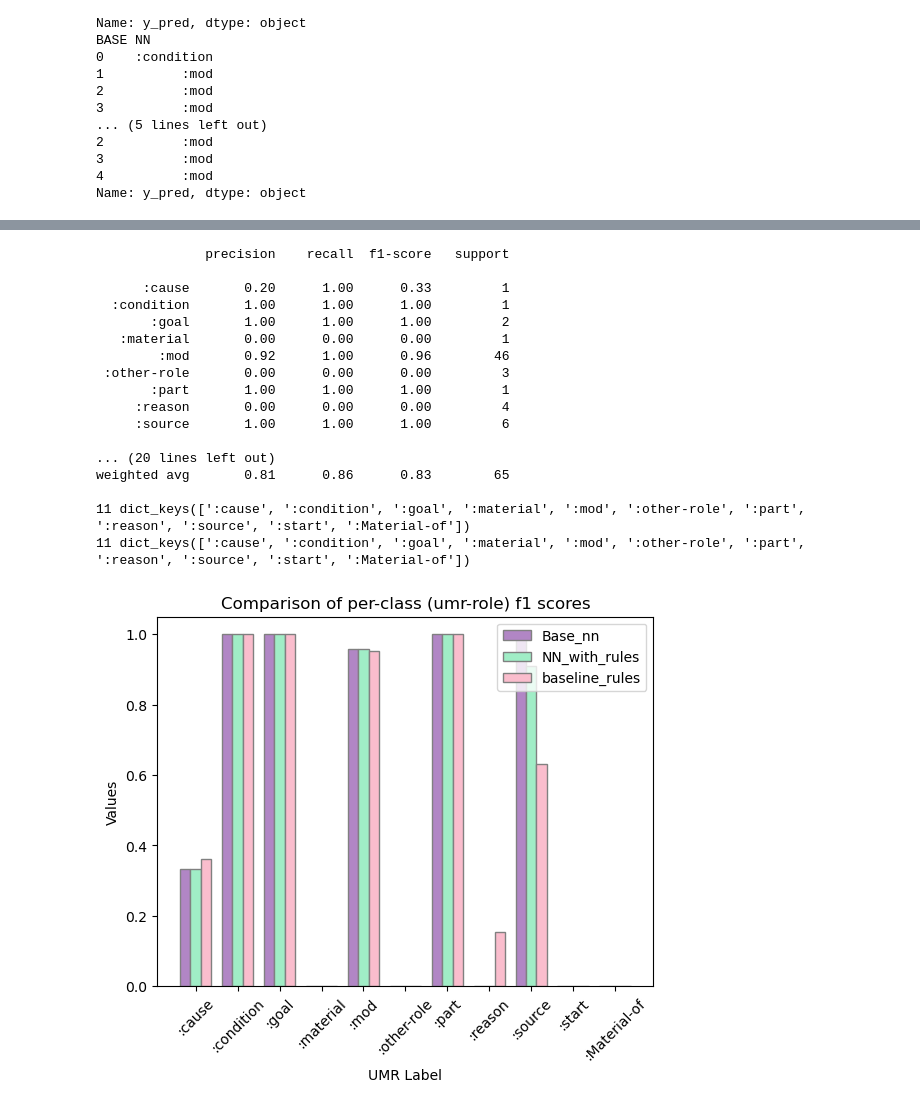
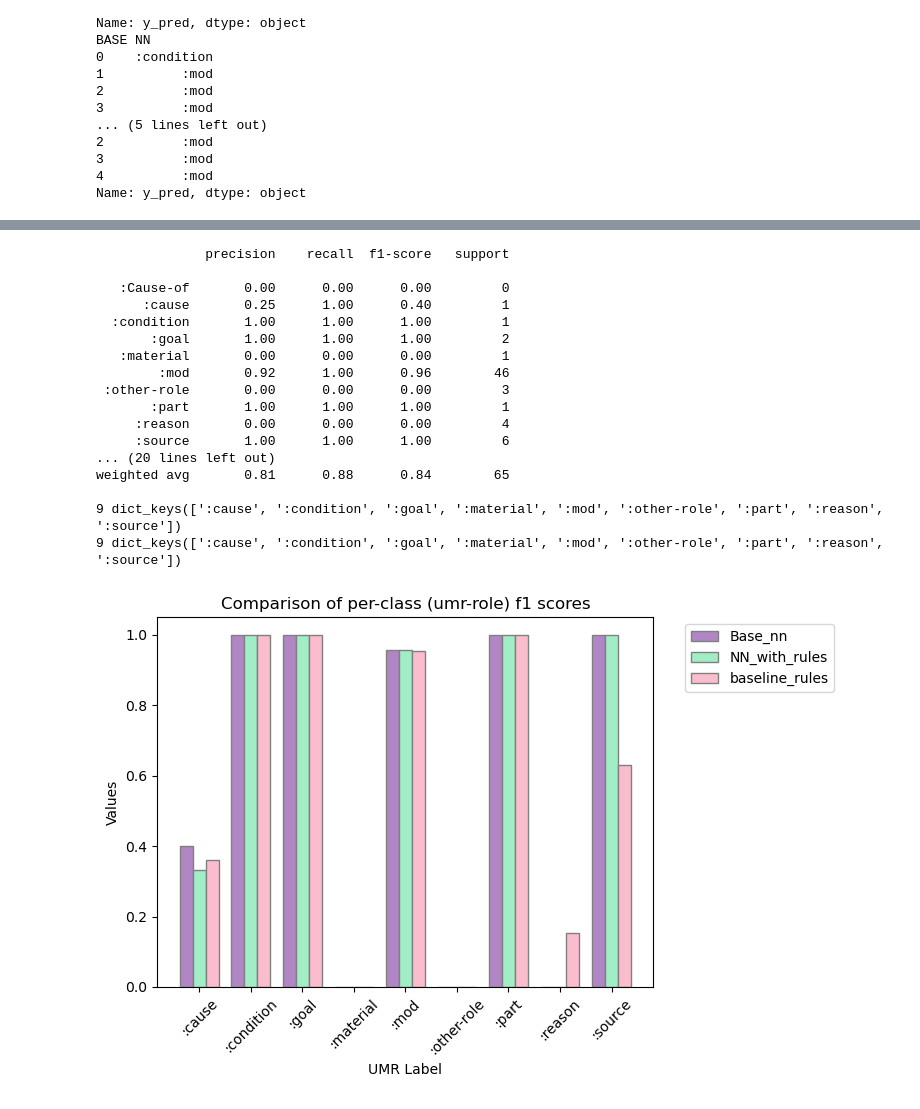
Before and after one commit to clairepost/AMRtoUMR, a Jupyter notebook: results.ipynb, the cells around one changed output, grey strips where cells are left out. Drawn from its saved outputs; the diff is of its cells as text; code cells hidden in the pictures.

Commit message:
started error analysis

```diff
--- a/results.ipynb
+++ b/results.ipynb
@@ -202,11 +202,15 @@ def get_per_class_f1(df):
                 f1_scores.append(report[label]['f1-score'])
 
         f1_dict = dict(zip(class_labels, f1_scores))
-    if ":start" not in f1_dict:
-        f1_dict[":start"] = 0
 
-    if ":Material-of" not in f1_dict:
-        f1_dict[":Material-of"] = 0
+    #hand remove umr-roles that are predicted but are wrong
+    if ":start"  in f1_dict:
+       del f1_dict[":start"]
+    if ":Cause-of"  in f1_dict:
+       del f1_dict[":Cause-of"]
+
+  #  if ":Material-of" not in f1_dict:
+    #    f1_dict[":Material-of"] = 0
 
     print(len(f1_dict.keys()), f1_dict.keys())
     return f1_dict
@@ -257,38 +261,38 @@ def plot_dicts(model1, model2, model3):
 
     # Plotting
     plt.bar(r1, values_model1, color=color_model1, width=bar_width, edgecolor='grey', label='Base_nn')
     plt.bar(r2, values_model2, color=color_model2, width=bar_width, edgecolor='grey', label='NN_with_rules')
     plt.bar(r3, values_model3, color=color_model3, width=bar_width, edgecolor='grey', label='baseline_rules')
 
     # Add x-axis labels, y-axis label, and title
     plt.xlabel('UMR Label')
     plt.ylabel('Values')
     plt.title('Comparison of per-class (umr-role) f1 scores')
     plt.xticks([r + bar_width for r in range(len(keys))], keys, rotation = 45)
 
     # Add legend
-    plt.legend()
+    plt.legend(bbox_to_anchor=(1.05, 1), loc='upper left')
 
     # Show the plot
     plt.show()
 
 plot_dicts(get_per_class_f1(base_nn_df),get_per_class_f1(nn_with_rules_df),get_per_class_f1(baseline_df))
 # %% [output]
               precision    recall  f1-score   support
 
-      :cause       0.20      1.00      0.33         1
+   :Cause-of       0.00      0.00      0.00         0
+      :cause       0.25      1.00      0.40         1
   :condition       1.00      1.00      1.00         1
        :goal       1.00      1.00      1.00         2
    :material       0.00      0.00      0.00         1
         :mod       0.92      1.00      0.96        46
  :other-role       0.00      0.00      0.00         3
        :part       1.00      1.00      1.00         1
      :reason       0.00      0.00      0.00         4
      :source       1.00      1.00      1.00         6
+... (20 lines left out)
+weighted avg       0.81      0.88      0.84        65
 
-... (20 lines left out)
-weighted avg       0.81      0.86      0.83        65
-
-11 dict_keys([':cause', ':condition', ':goal', ':material', ':mod', ':other-role', ':part', ':reason', ':source', ':start', ':Material-of'])
-11 dict_keys([':cause', ':condition', ':goal', ':material', ':mod', ':other-role', ':part', ':reason', ':source', ':start', ':Material-of'])
+9 dict_keys([':cause', ':condition', ':goal', ':material', ':mod', ':other-role', ':part', ':reason', ':source'])
+9 dict_keys([':cause', ':condition', ':goal', ':material', ':mod', ':other-role', ':part', ':reason', ':source'])
-[figure, old version]
+[figure, new version]
```
Also changed, not shown: parts of 9 cells of this notebook, 10 other files.
